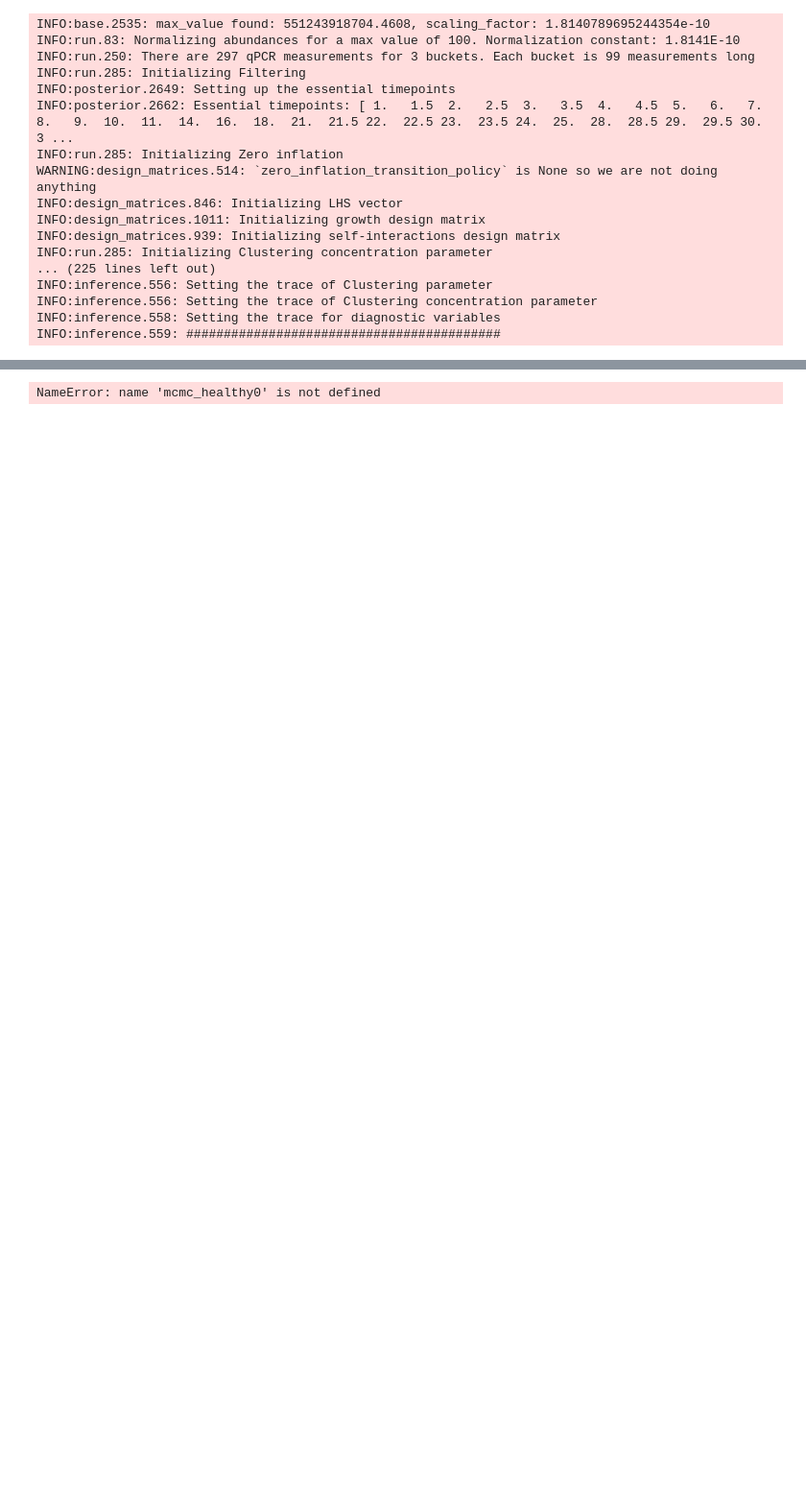
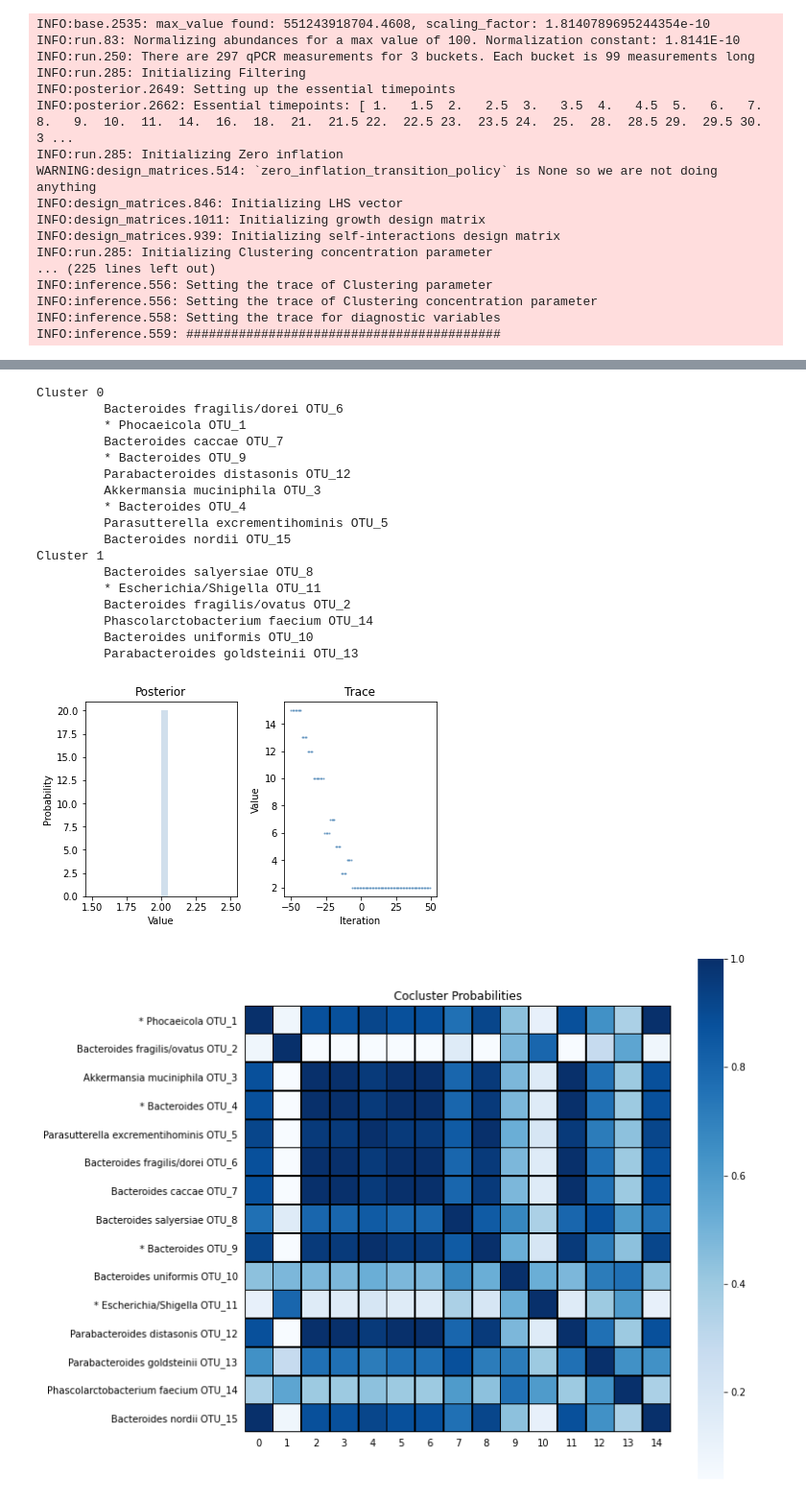
Before and after one commit to JashanSingh126/MDSINE2_Paper, a Jupyter notebook: bindertutorials/tutorial2_inference.ipynb, the cells around one changed output, grey strips where cells are left out. Shown at 96% size. Saved outputs shown, nothing was run; the diff lists cells and outputs as text; code cells hidden in the pictures; blank space fills up the shorter version.

```diff
--- a/bindertutorials/tutorial2_inference.ipynb
+++ b/bindertutorials/tutorial2_inference.ipynb
@@ -190,7 +190,7 @@ words here
 # %%
 params = md2.config.NegBinConfig(
     seed=0, burnin=100, n_samples=200,
-    ckpt=100, basepath='output/negbin')
+    ckpt=100, basepath='output/negbin/run2')
 # %% [markdown]
 description
 # %%
@@ -245,15 +245,18 @@ from mdsine2.names import STRNAMES
 a0 = md2.summary(mcmc_negbin.graph[STRNAMES.NEGBIN_A0])['mean']
 a1 = md2.summary(mcmc_negbin.graph[STRNAMES.NEGBIN_A1])['mean']
 
-basepath = 'output/mdsine2'
+print('negbin a0', a0)
+print('negbin a1', a1)
+
+basepath = 'output/mdsine2/run2'
 os.makedirs(basepath, exist_ok=True)
 
 
 # Initialize parameters of the model
 params = md2.config.MDSINE2ModelConfig(
     basepath=basepath, data_seed=0, init_seed=0,
-    burnin=100, n_samples=200, negbin_a0=a0,
-    negbin_a1=a1, checkpoint=100)
+    burnin=50, n_samples=100, negbin_a0=a0,
+    negbin_a1=a1, checkpoint=50)
 
 # The default number of modules is 30, which is larger than the number of taxa
 # that we have in this dataset, which would throw a flag.
@@ -302,18 +308,35 @@ INFO:inf
 # %%
 clustering = mcmc_healthy0.graph[STRNAMES.CLUSTERING_OBJ]
 taxas = mcmc_healthy0.graph.data.taxas
 
 md2.visualization.render_trace(clustering.n_clusters)
 order = []
 for i, cluster in enumerate(clustering):
     print('Cluster {}'.format(i))
     for oidx in cluster:
         print('\t', md2.taxaname_for_paper(taxas[oidx], taxas))
 
 coclusters = md2.summary(mcmc_healthy0.graph[STRNAMES.CLUSTERING_OBJ].coclusters)['mean']
 md2.visualization.render_cocluster_proportions(coclusters, taxas=h_toy.taxas,
-                                                yticklabels='%(paperformat)s',
-                                              title='Cocluster Probabilities')
+    yticklabels='%(paperformat)s', title='Cocluster Probabilities')
 plt.show()
 # %% [output]
-NameError: name 'mcmc_healthy0' is not defined
+Cluster 0
+         Bacteroides fragilis/dorei OTU_6
+         * Phocaeicola OTU_1
+         Bacteroides caccae OTU_7
+         * Bacteroides OTU_9
+         Parabacteroides distasonis OTU_12
+         Akkermansia muciniphila OTU_3
+         * Bacteroides OTU_4
+         Parasutterella excrementihominis OTU_5
+         Bacteroides nordii OTU_15
+Cluster 1
+         Bacteroides salyersiae OTU_8
+         * Escherichia/Shigella OTU_11
+         Bacteroides fragilis/ovatus OTU_2
+         Phascolarctobacterium faecium OTU_14
+         Bacteroides uniformis OTU_10
+         Parabacteroides goldsteinii OTU_13
+[figure, added]
+[figure, added]
```
Also changed, not shown: parts of 12 cells of this notebook.
